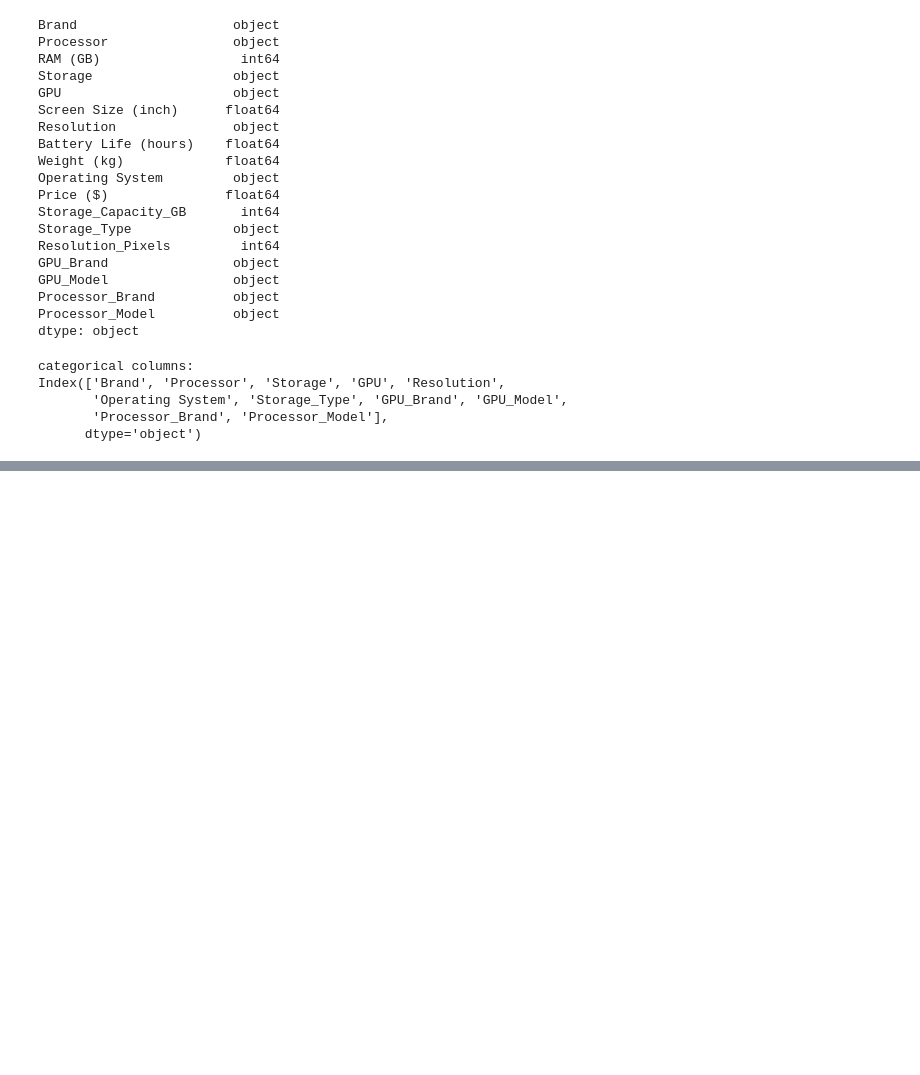
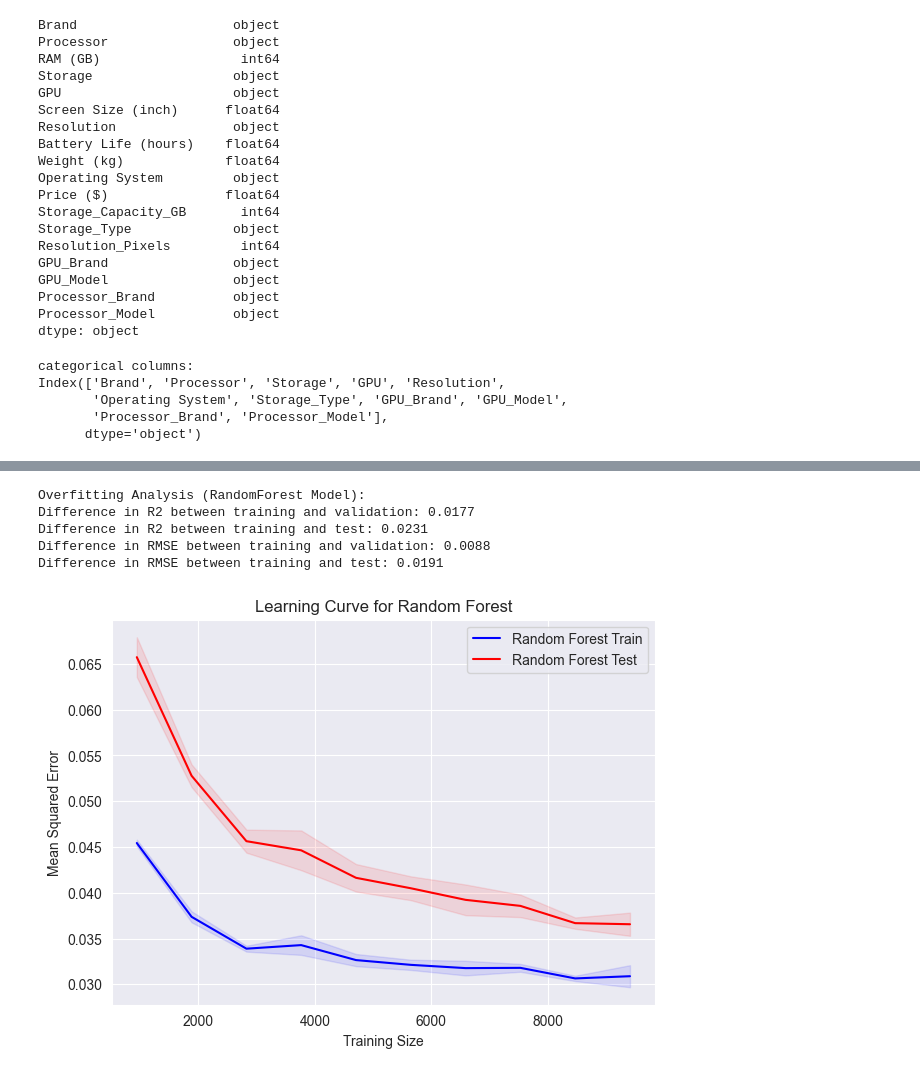
Before and after one commit to mobinym/Laptop_Price_Predict, a Jupyter notebook: Exercise 2.ipynb, the cells around one changed output, grey strips where cells are left out. Saved outputs shown, nothing was run; the diff lists cells and outputs as text; code cells hidden in the pictures; blank space fills up the shorter version.

```diff
--- a/Exercise 2.ipynb
+++ b/Exercise 2.ipynb
@@ -993,0 +588,30 @@ def plot_prediction_scatter():
+# %%
+X = df_processed.drop("Price ($)", axis=1)
+y = df_processed["Price ($)"]
+
+X_temp, X_test, y_temp, y_test = train_test_split(X, y, test_size=0.2, random_state=42)
+X_train, X_val, y_train, y_val = train_test_split(X_temp, y_temp, test_size=0.25, random_state=42)  # 0.25 * 0.8 = 0.2
+
+
+print(f"Training set size: {X_train.shape}")
+print(f"Validation set size: {X_val.shape}")
+print(f"Test set size: {X_test.shape}")
+
+
+pipeline = Pipeline([
+    ('scaler', StandardScaler()),
+    ('model', RandomForestRegressor(
+        n_estimators=100,
+        max_depth=10,
+        min_samples_split=10,
+        min_samples_leaf=5,
+        max_features='sqrt',
+        random_state=42
+    ))
+])
+
+pipeline.fit(X_train, y_train)
+
+y_train_pred, train_mse, train_rmse, train_mae, train_r2 = evaluate_model(pipeline, X_train, y_train, "Train") # ارزیابی مدل روی Train
+y_val_pred, val_mse, val_rmse, val_mae, val_r2 = evaluate_model(pipeline, X_val, y_val, "Validation") # ارزیابی مدل روی Validation
+y_test_pred, test_mse, test_rmse, test_mae, test_r2 = evaluate_model(pipeline, X_test, y_test, "Test") # ارزیابی مدل روی Test
@@ -993,0 +669,16 @@ def plot_prediction_scatter():
+# %%
+print("\nOverfitting Analysis (RandomForest Model):")
+print(f"Difference in R2 between training and validation: {train_r2 - val_r2:.4f}")
+print(f"Difference in R2 between training and test: {train_r2 - test_r2:.4f}")
+print(f"Difference in RMSE between training and validation: {val_rmse - train_rmse:.4f}")
+print(f"Difference in RMSE between training and test: {test_rmse - train_rmse:.4f}")
+# %% [output]
+Overfitting Analysis (RandomForest Model):
+Difference in R2 between training and validation: 0.0177
+Difference in R2 between training and test: 0.0231
+Difference in RMSE between training and validation: 0.0088
+Difference in RMSE between training and test: 0.0191
+# %%
+plot_learning_curve(pipeline, X, y, "Random Forest")
+# %% [output]
+[figure, added]
```
Also changed, not shown: parts of 57 cells of this notebook, 1 other file.
